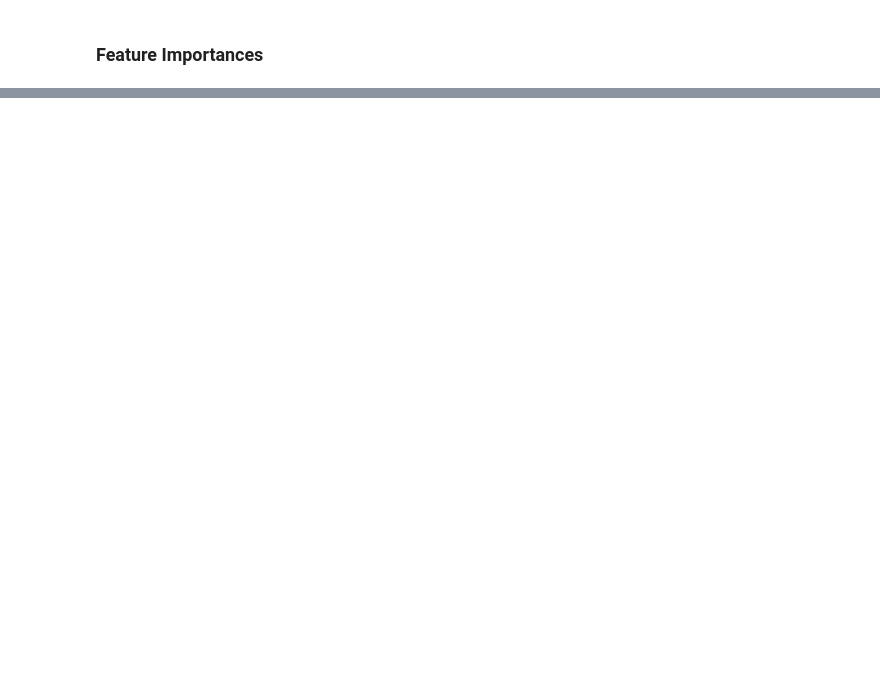
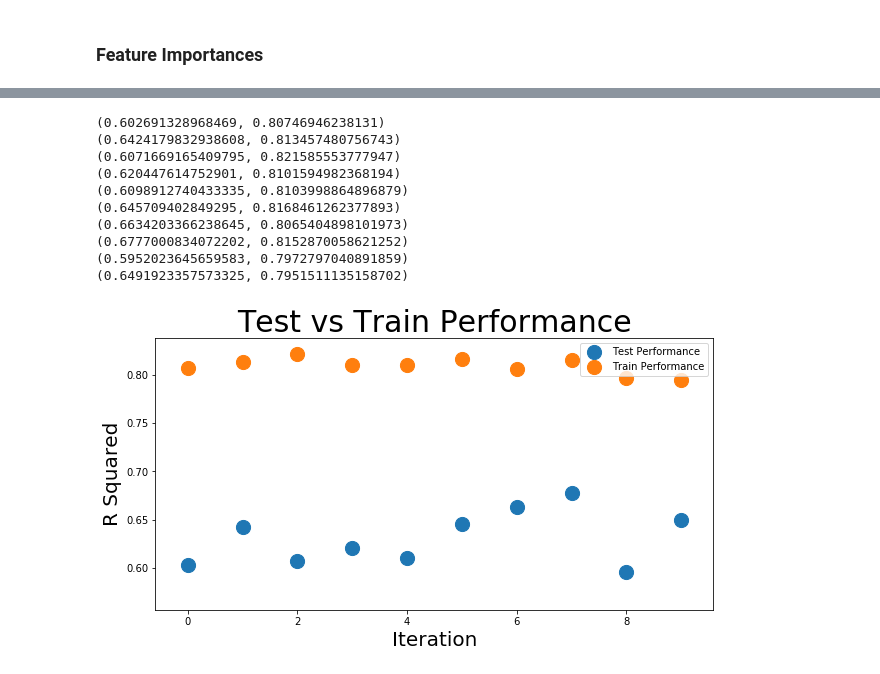
Before and after one commit to jitsen-design/Data-607-Final-Project, a Jupyter notebook: regression.ipynb, the cells around one changed output, grey strips where cells are left out. Cells and saved outputs as stored; diff of their text form; code cells hidden in the pictures; blank space fills up the shorter version.

```diff
--- a/regression.ipynb
+++ b/regression.ipynb
@@ -142,0 +209,3 @@ sorted(zip(X.columns,rand_forest.feature_importances_),key = lambda x: x[1], rev
+# %%
+amazon_rank_df = pd.read_csv('masterrankings.csv',
+                            usecols=[1,2,3,4,5])
@@ -142,0 +214,6 @@ sorted(zip(X.columns,rand_forest.feature_importances_),key = lambda x: x[1], rev
+# %%
+merge_df = pd.merge(amazon_rank_df,
+             final_df,
+             right_on='primary_isbn10',
+             left_on='ASIN',
+             how='left').dropna(subset=['sentiment'])
@@ -142,0 +244,24 @@ sorted(zip(X.columns,rand_forest.feature_importances_),key = lambda x: x[1], rev
+# %%
+model_df2 = merge_df[['rank',
+                      'GROUP',
+                      'FORMAT',
+                      'weeks_on_list',
+                      'publisher',
+                      'list_title',
+                      'sentiment',
+                      ]]
+
+df_dummy2 = pd.get_dummies(model_df2,
+                          drop_first=False,
+                          columns=['publisher',
+                                  'GROUP',
+                                  'FORMAT',
+                                  'list_title'])
+
+stats_model2 = LinearRegression(fit_intercept=True, normalize = True)
+X2 = df_dummy2.drop(labels=['rank'],
+                  axis=1)
+y2 = df_dummy2['rank']
+stats_model2.fit(X2, y2)
+df_dummy2['pred_rank'] = stats_model2.predict(X2)
+stats_model2.score(X2, y2), 1 - (1-stats_model2.score(X2, y2))*(len(y2)-1)/(len(y2)-X2.shape[1]-1)
@@ -142,0 +270,2 @@ sorted(zip(X.columns,rand_forest.feature_importances_),key = lambda x: x[1], rev
+# %%
+lr_test_train_iterations(X2,y2,10)
@@ -142,0 +284,14 @@ sorted(zip(X.columns,rand_forest.feature_importances_),key = lambda x: x[1], rev
+# %%
+rf_test_train_iterations(X2,y2,10)
+# %% [output]
+(0.602691328968469, 0.80746946238131)
+(0.6424179832938608, 0.813457480756743)
+(0.6071669165409795, 0.821585553777947)
+(0.620447614752901, 0.8101594982368194)
+(0.6098912740433335, 0.8103998864896879)
+(0.645709402849295, 0.8168461262377893)
+(0.6634203366238645, 0.8065404898101973)
+(0.6777000834072202, 0.8152870058621252)
+(0.5952023645659583, 0.7972797040891859)
+(0.6491923357573325, 0.7951511135158702)
+[figure, added]
```
Also changed, not shown: parts of 22 cells of this notebook.
